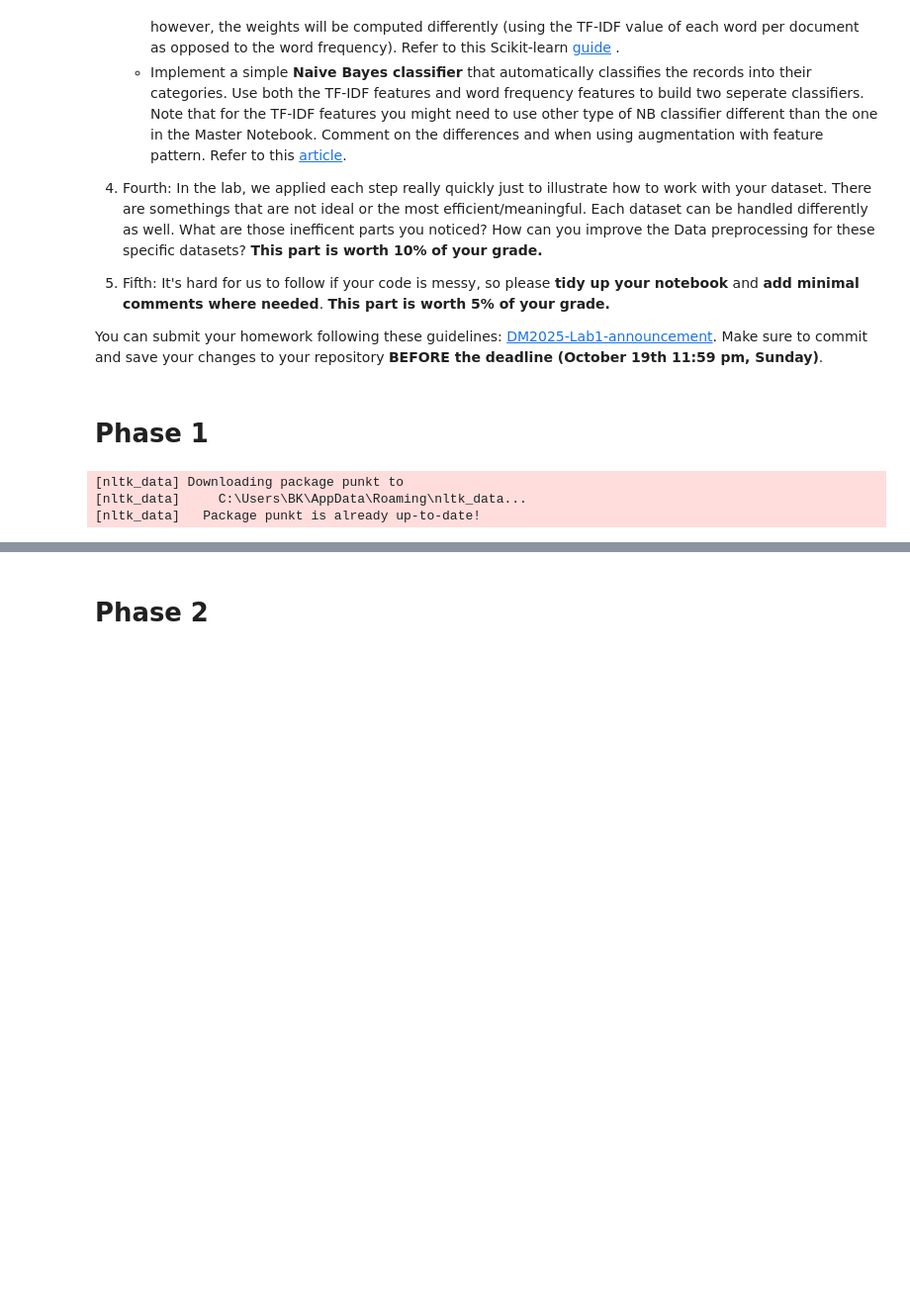
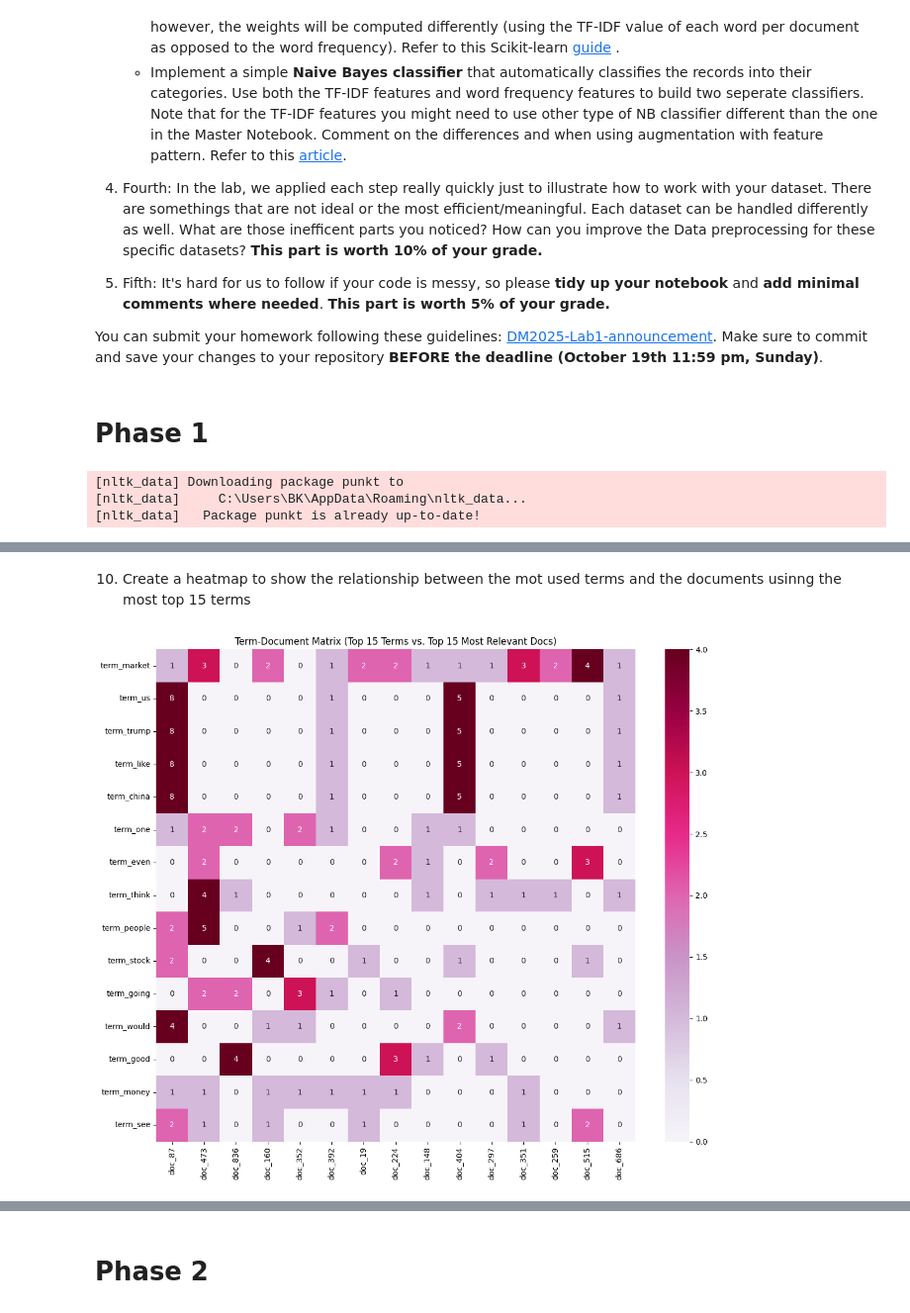
Before and after one commit to bryankb10/DM2025-Lab1-Exercise, a Jupyter notebook: DM2025-Lab1-Homework.ipynb, the cells around one changed output, grey strips where cells are left out. Shown at 99% size. Cells and saved outputs as stored; diff of their text form; code cells hidden in the pictures; blank space fills up the shorter version.

```diff
--- a/DM2025-Lab1-Homework.ipynb
+++ b/DM2025-Lab1-Homework.ipynb
@@ -80,0 +342,2 @@ import umap
+# %%
+df['unigrams'] = df['text'].apply(lambda x: dmh.tokenize_text_subreddit(x))
@@ -80,0 +372,6 @@ import umap
+# %%
+from sklearn.feature_extraction.text import CountVectorizer
+
+# Remove stop_words and punctuation
+count_vect = CountVectorizer(tokenizer=dmh.tokenize_text_subreddit)
+df_counts = count_vect.fit_transform(df['text'])
@@ -80,0 +406,46 @@ import umap
+# %% [markdown]
+10. Create a heatmap to show the relationship between the mot used terms and the documents usinng the most top 15 terms
+# %%
+import seaborn as sns
+
+top_n = 15
+
+# Total count of each term across the entire corpus (sum over documents)
+term_frequency = np.asarray(df_counts.sum(axis=0))[0]
+
+# Indices of the top 15 most frequent terms (sorted descending)
+top_indices = term_frequency.argsort()[-top_n:][::-1]
+top_terms = count_vect.get_feature_names_out()[top_indices]
+
+# Score each document by how many of the top terms it contains
+doc_scores = df_counts[:, top_indices].sum(axis=1).A1 # A1 converts sparse matrix to 1D array
+
+# Get indices of the 15 documents that use the top terms most heavily
+top_doc_indices = doc_scores.argsort()[-top_n:][::-1]
+
+# Label rows/columns for the heatmap
+plot_x = ["doc_" + str(i) for i in df.index[top_doc_indices]]  # top docs (columns)
+plot_y = ["term_" + str(t) for t in top_terms]                # top terms (rows)
+
+# Extract submatrix: top docs (rows) × top terms (columns)
+plot_z = df_counts[top_doc_indices][:, top_indices].toarray()
+
+# Create DataFrame for heatmap (terms as rows, docs as columns)
+df_heatmap = pd.DataFrame(plot_z, columns=plot_x, index=plot_y)
+
+
+# Plot heatmap
+plt.figure(figsize=(12, 10))
+ax = sns.heatmap(
+    df_heatmap,
+    cmap="PuRd",
+    vmin=0,
+    vmax=np.percentile(plot_z, 95),  # cap color scale to reduce outlier impact
+    annot=True                       # show counts in cells
+)
+plt.xticks(rotation=90)
+plt.title("Term-Document Matrix (Top 15 Terms vs. Top 15 Most Relevant Docs)")
+plt.tight_layout()
+plt.show()
+# %% [output]
+[figure, added]
```
Also changed, not shown: parts of 47 cells of this notebook, 2 other files.
